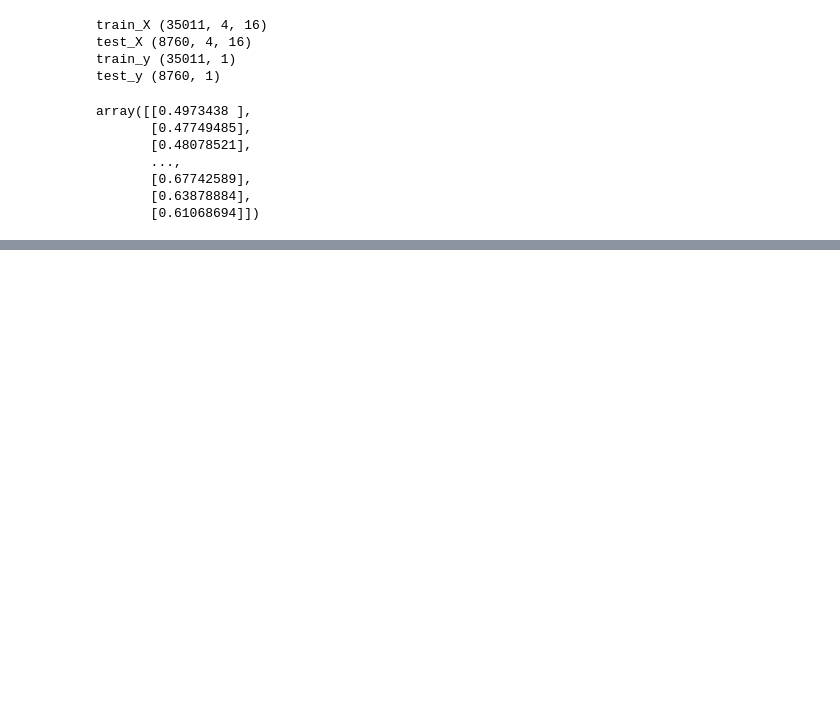
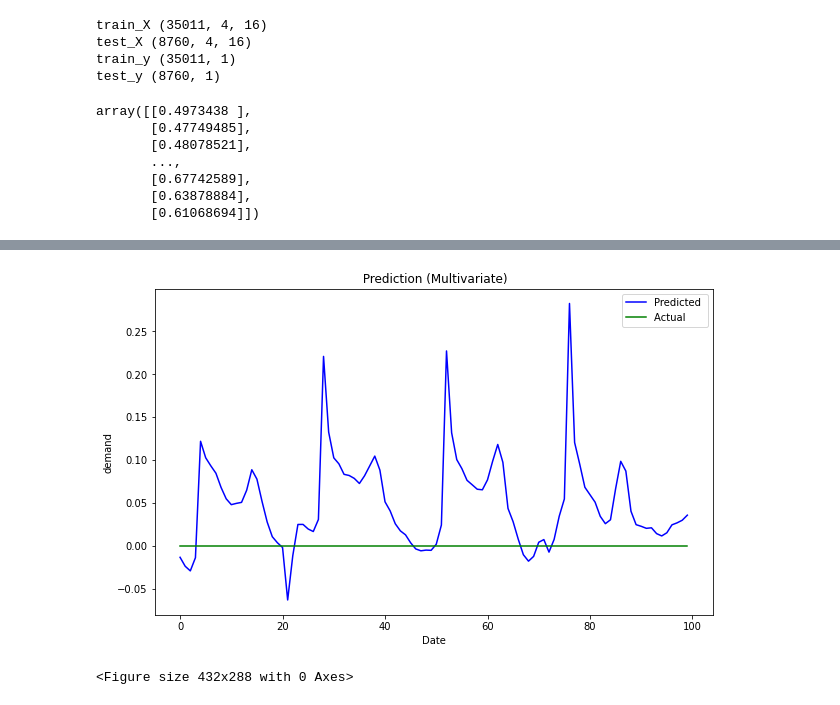
Before and after one commit to dileepyadavns/multivaraiate_time_series_forecasting, a Jupyter notebook: forecasting.ipynb, the cells around one changed output, grey strips where cells are left out. Saved outputs shown, nothing was run; the diff lists cells and outputs as text; code cells hidden in the pictures; blank space fills up the shorter version.

Commit message:
working on predicting results for test data set

```diff
--- a/forecasting.ipynb
+++ b/forecasting.ipynb
@@ -233,0 +288,4 @@ pyplot.savefig('graph.png')
+# %%
+scaler = MinMaxScaler(feature_range=(0, 1))
+scaled_dataset1 = scaler.fit_transform(values1)
+scaled_dataset1[2]
@@ -233,0 +337,7 @@ pyplot.savefig('graph.png')
+# %%
+Y_pred1 = model.predict(X1)
+print(Y_pred1.shape)
+mse = mean_squared_error(Y1, Y_pred1)
+
+rmse = np.sqrt(mse)
+rmse
@@ -233,0 +367,7 @@ pyplot.savefig('graph.png')
+# %%
+
+d = scaled_dataset1[:740,:]
+Y_predicted1 = np.concatenate((Y_pred1,d[:,1:]), axis =1)
+print(Y_predicted1[0])
+Y_tested1 = np.concatenate((Y1, d[:740,1:]), axis = 1)
+print('concat y_pred',Y_pred1.shape)
@@ -233,0 +379,7 @@ pyplot.savefig('graph.png')
+# %%
+Y_predicted = scaler.inverse_transform(Y_predicted1)
+Y_tested = scaler.inverse_transform(Y_tested1)
+Y_predicted1 = Y_predicted1[:,0:1]
+Y_tested1 = Y_tested1[:,0:1]
+print('Y_tested', Y_tested.shape)
+print('Y_predicted', Y_predicted.shape)
@@ -233,0 +429,13 @@ pyplot.savefig('graph.png')
+# %%
+pyplot.figure(figsize=(10,6))
+pyplot.plot(Y_predicted1[:100,:], color= 'blue',label = 'Predicted ')
+pyplot.plot(Y_tested1[:100,:] , color = 'green',label = 'Actual ')
+pyplot.title(" Prediction (Multivariate)")
+pyplot.xlabel("Date")
+pyplot.ylabel("demand")
+pyplot.legend()
+pyplot.show()
+pyplot.savefig('graph.png')
+# %% [output]
+[figure, added]
+<Figure size 432x288 with 0 Axes>
```
Also changed, not shown: parts of 20 cells of this notebook.
